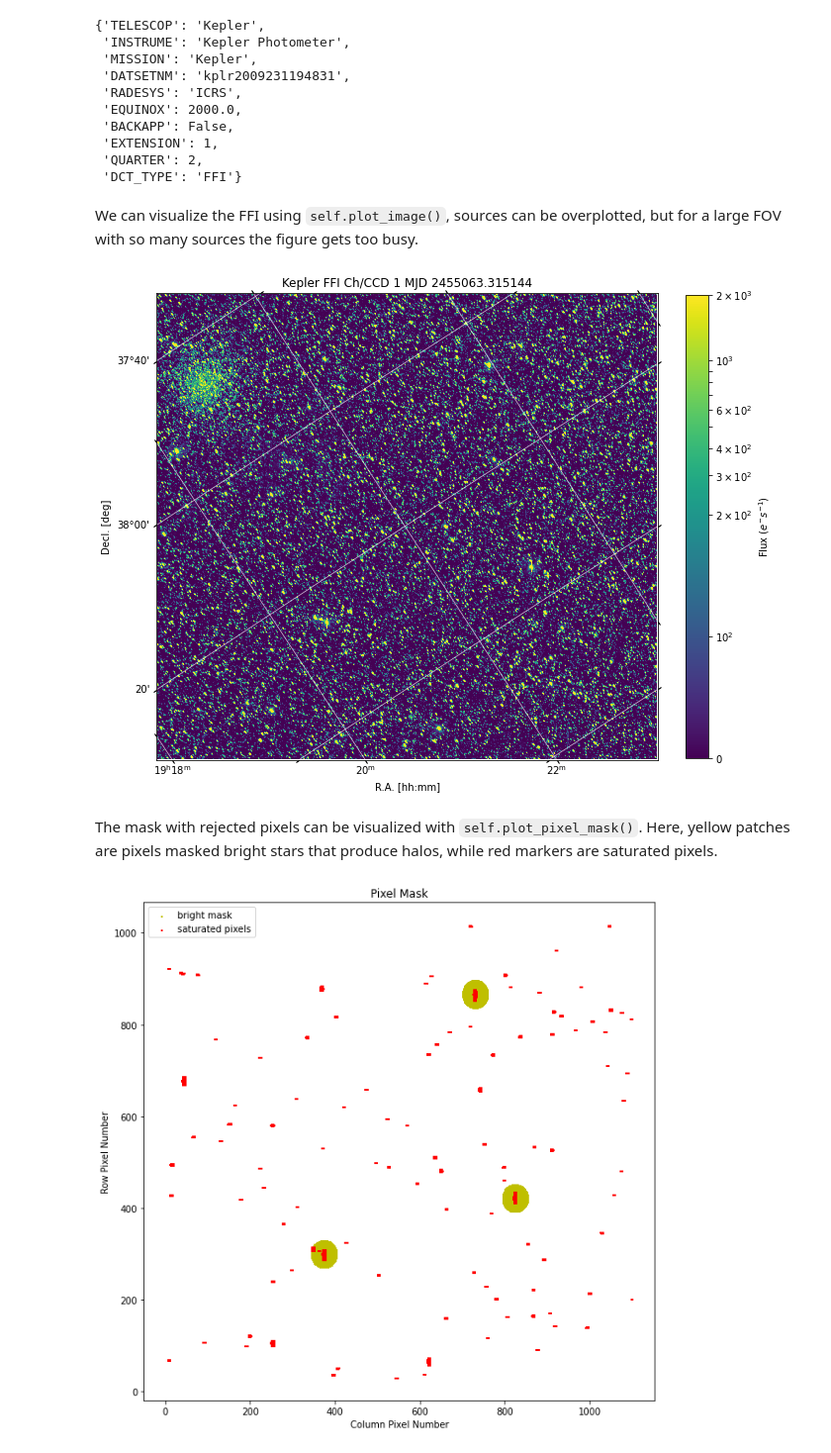
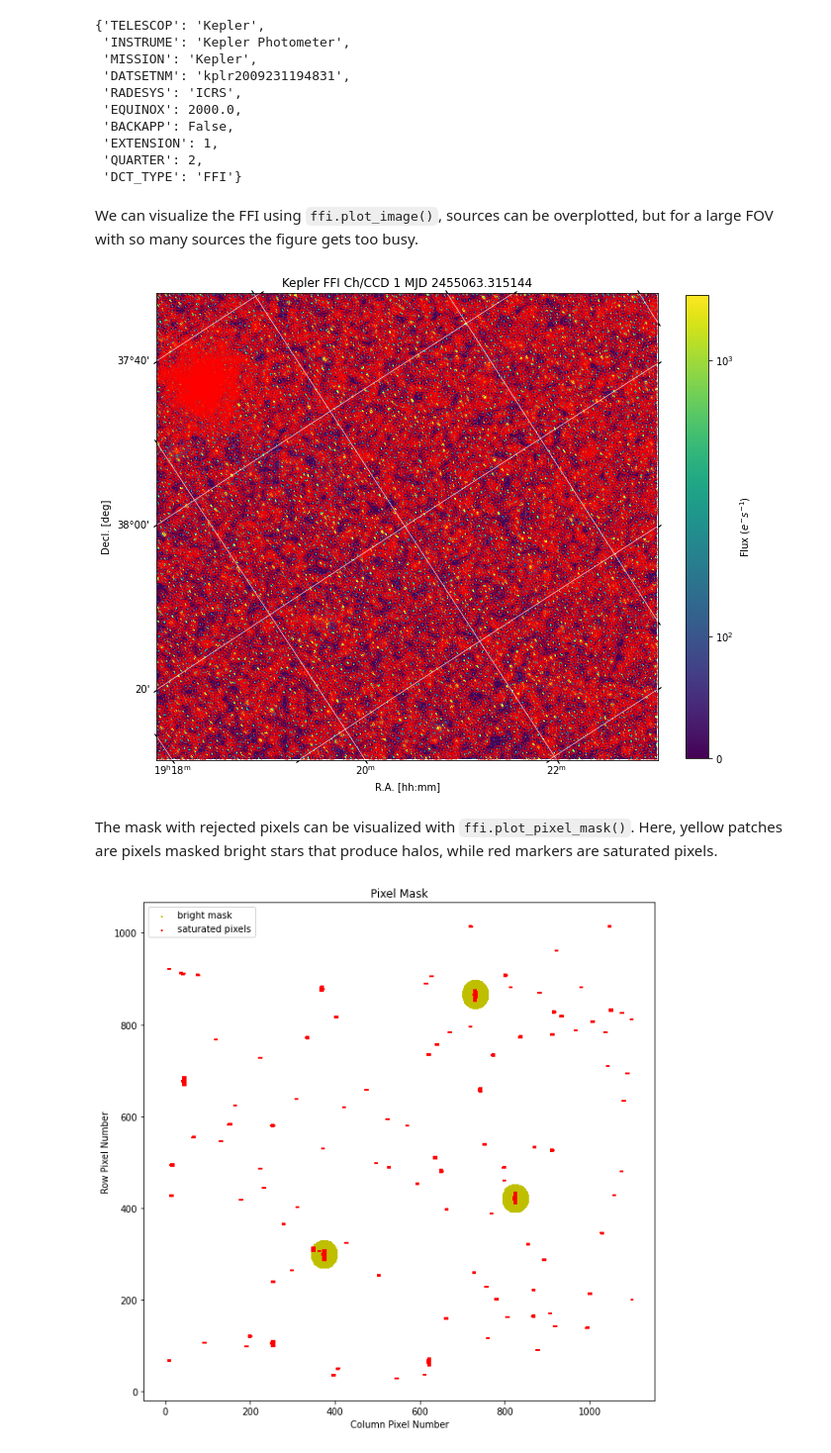
Before and after one commit to SSDataLab/psfmachine, a Jupyter notebook: docs/tutorials/Tutorial_20_FFI.ipynb, the cells around one changed output. Shown at 99% size. Cells and saved outputs as stored; diff of their text form; code cells hidden in the pictures.

```diff
--- a/docs/tutorials/Tutorial_20_FFI.ipynb
+++ b/docs/tutorials/Tutorial_20_FFI.ipynb
@@ -106,13 +105,13 @@ ffi.meta
  'QUARTER': 2,
  'DCT_TYPE': 'FFI'}
 # %% [markdown]
-We can visualize the FFI using `self.plot_image()`, sources can be overplotted, but for a large FOV with so many sources the figure gets too busy.
+We can visualize the FFI using `ffi.plot_image()`, sources can be overplotted, but for a large FOV with so many sources the figure gets too busy.
 # %%
-ffi.plot_image(sources=False);
+ffi.plot_image(sources=True);
 # %% [output]
-[figure, old version]
+[figure, new version]
 # %% [markdown]
-The mask with rejected pixels can be visualized with `self.plot_pixel_mask()`. Here, yellow patches are pixels masked bright stars that produce halos,
+The mask with rejected pixels can be visualized with `ffi.plot_pixel_mask()`. Here, yellow patches are pixels masked bright stars that produce halos,
 while red markers are saturated pixels.
 # %%
 _ = ffi.plot_pixel_masks()
```
Also changed, not shown: parts of 24 cells of this notebook, 7 other files.
